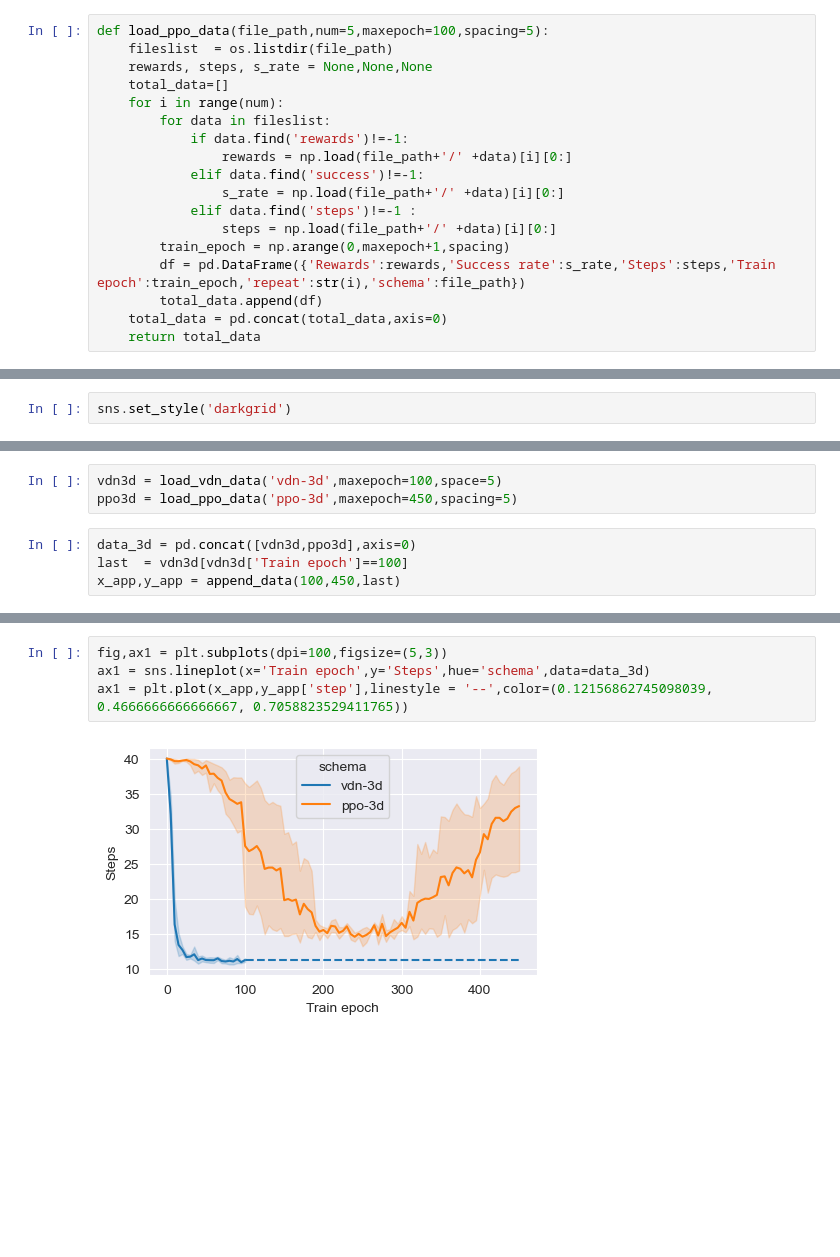
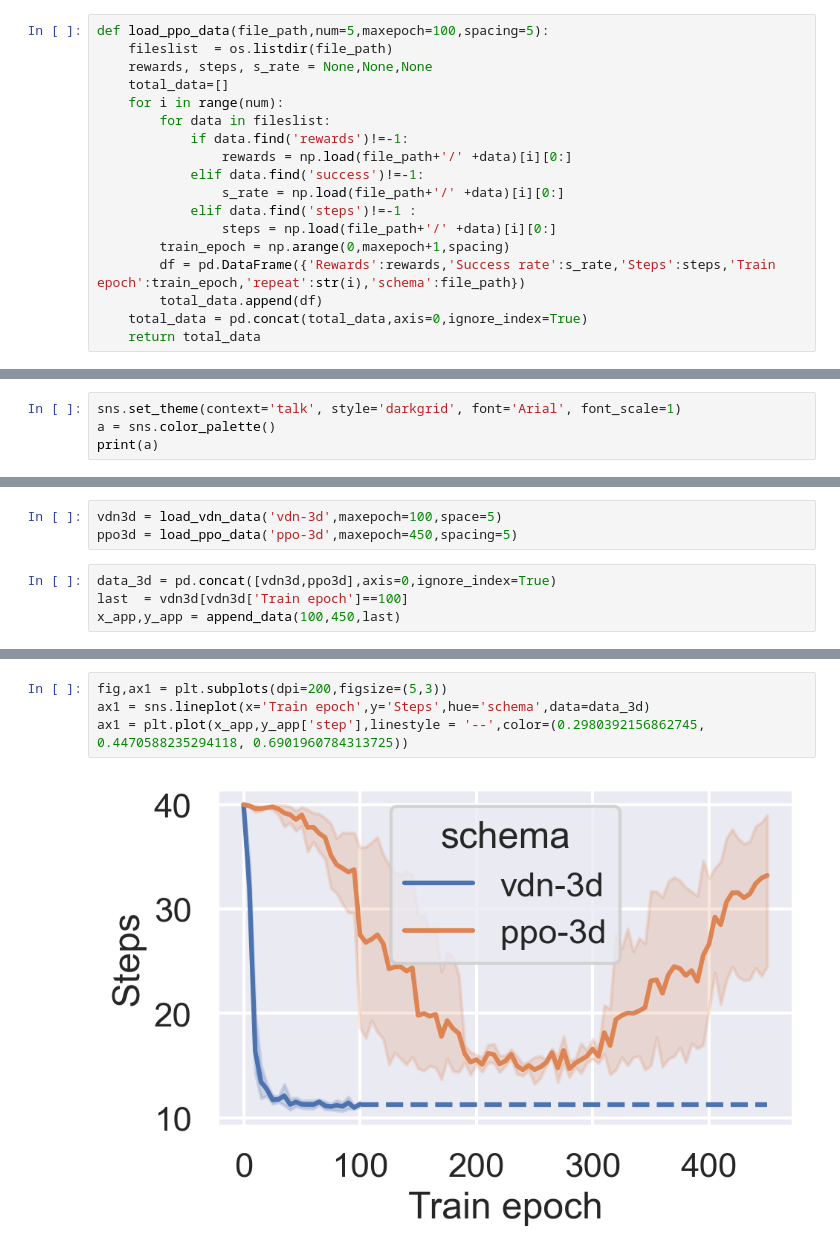
Before and after one commit to Polaris-Yang/MARL-DMFB, a Jupyter notebook: drawRes-dmfb/DrawRes.ipynb, the cells around one changed output, grey strips where cells are left out. Cells and saved outputs as stored; diff of their text form; blank space fills up the shorter version.

```diff
--- a/drawRes-dmfb/DrawRes.ipynb
+++ b/drawRes-dmfb/DrawRes.ipynb
@@ -43,7 +43,7 @@ def load_ppo_data(file_path,num=5,maxepoch=100,spacing=5):
         train_epoch = np.arange(0,maxepoch+1,spacing)
         df = pd.DataFrame({'Rewards':rewards,'Success rate':s_rate,'Steps':steps,'Train epoch':train_epoch,'repeat':str(i),'schema':file_path})
         total_data.append(df)
-    total_data = pd.concat(total_data,axis=0)
+    total_data = pd.concat(total_data,axis=0,ignore_index=True)
     return total_data
 # %%
 def append_data(start,end,data):
@@ -52,5 +52,7 @@ def append_data(start,end,data):
     y_step = np.ones(end-start)*[np.sum(data['Steps'])/len(data)]
     y_r = np.ones(end-start)*[np.sum(data['Rewards'])/len(data)]
     return x, {'success':y_su,'step':y_step,'reward':y_r}
-# %%
-sns.set_style('darkgrid')
+# %%
+sns.set_theme(context='talk', style='darkgrid', font='Arial', font_scale=1)
+a = sns.color_palette()
+print(a)
@@ -83,7 +87,7 @@ ax1 = plt.plot(x_app,y_app['reward'],linestyle = '--',color=(0.12156862745098039
 vdn3d = load_vdn_data('vdn-3d',maxepoch=100,space=5)
 ppo3d = load_ppo_data('ppo-3d',maxepoch=450,spacing=5)
 # %%
-data_3d = pd.concat([vdn3d,ppo3d],axis=0)
+data_3d = pd.concat([vdn3d,ppo3d],axis=0,ignore_index=True)
 last  = vdn3d[vdn3d['Train epoch']==100]
 x_app,y_app = append_data(100,450,last)
 # %%
@@ -95,7 +99,7 @@ ax1 = plt.plot(x_app,y_app['success'],linestyle = '--',color=(0.1215686274509803
 # %%
-fig,ax1 = plt.subplots(dpi=100,figsize=(5,3))
+fig,ax1 = plt.subplots(dpi=200,figsize=(5,3))
 ax1 = sns.lineplot(x='Train epoch',y='Steps',hue='schema',data=data_3d)
-ax1 = plt.plot(x_app,y_app['step'],linestyle = '--',color=(0.12156862745098039, 0.4666666666666667, 0.7058823529411765))
+ax1 = plt.plot(x_app,y_app['step'],linestyle = '--',color=(0.2980392156862745, 0.4470588235294118, 0.6901960784313725))
 # %% [output]
-[figure, old version]
+[figure, new version]
 # %%
```
Also changed, not shown: parts of 10 cells of this notebook, 3 other files.
